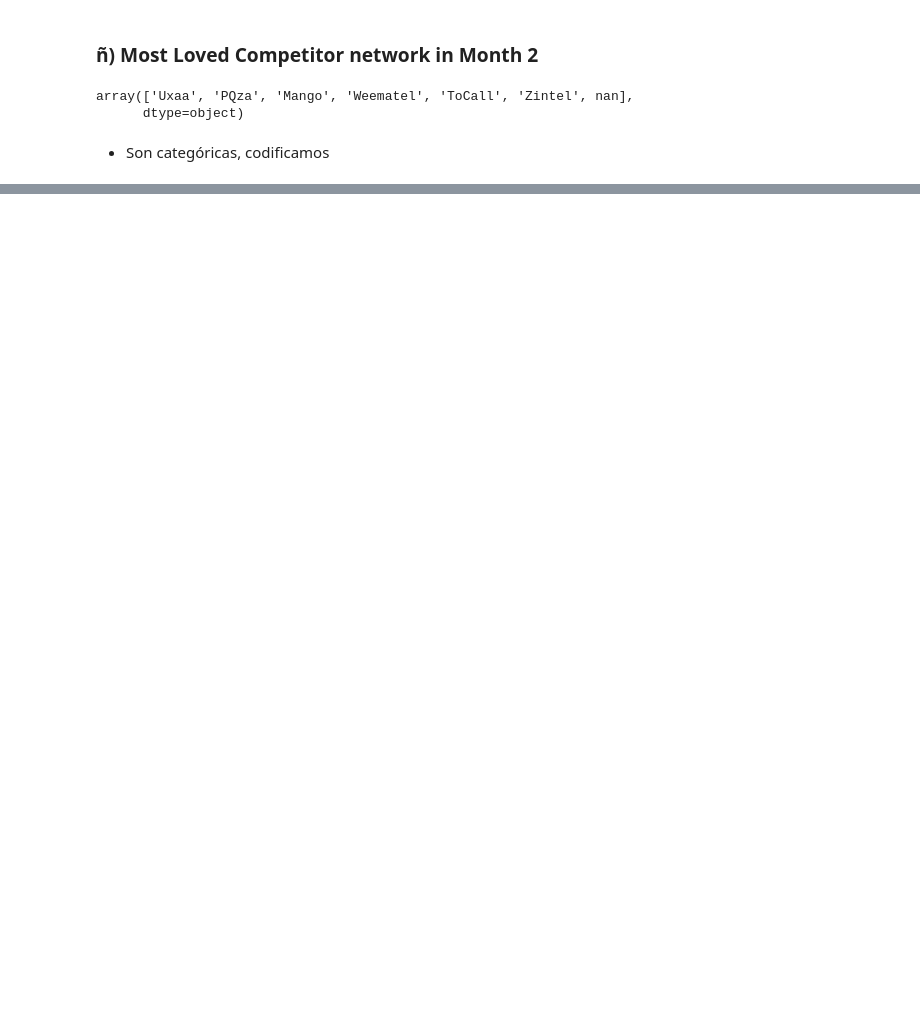
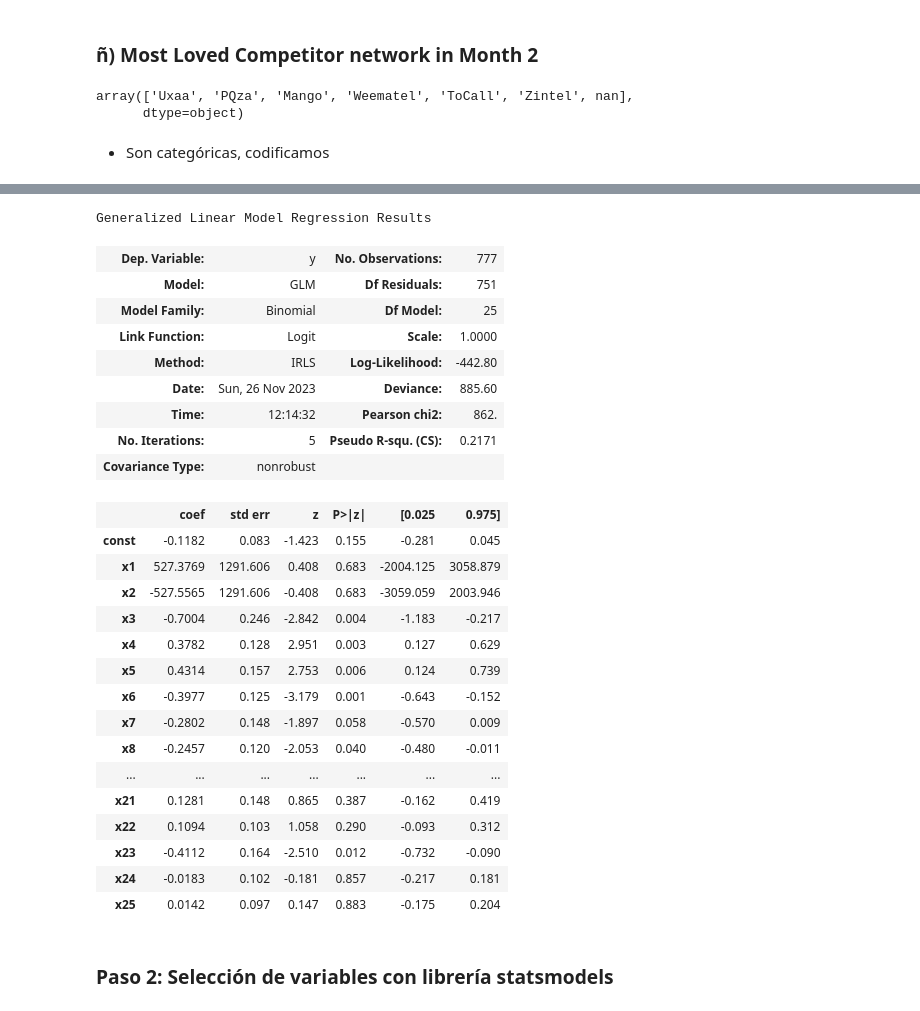
Before and after one commit to daviloncio/repositorio2, a Jupyter notebook: p3_aa/AA1_P3-12_Viernes_11.ipynb, the cells around one changed output, grey strips where cells are left out. Cells and saved outputs as stored; diff of their text form; code cells hidden in the pictures; blank space fills up the shorter version.

```diff
--- a/p3_aa/AA1_P3-12_Viernes_11.ipynb
+++ b/p3_aa/AA1_P3-12_Viernes_11.ipynb
@@ -217,3 +257,6 @@ array([ 4,  2,  1,  3,  5, 13, 12,  6, 14, 16,  7,  8, 11, 21, 10,  9, 18,
+# %%
+data = pd.get_dummies(data, columns=['Network type subscription in Month 1'], dtype= int, drop_first= True)
+data_explot = pd.get_dummies(data_explot, columns=['Network type subscription in Month 1'], dtype= int, drop_first= True)
 # %% [markdown]
 # Tratamos los valores nulos antes de seguir con el modelo. Probamos, y luego volvemos por si tenemos que tratar outliers
 # %% [markdown]
@@ -255,3 +303,6 @@ data = data.drop('Network type subscription in Month 2_Other', axis=1)
+# %%
+data= pd.get_dummies(data, columns=['Most Loved Competitor network in Month 1'], dtype= int, drop_first= True)
+data_explot = pd.get_dummies(data_explot, columns=['Most Loved Competitor network in Month 1'], dtype= int, drop_first= True)
 # %% [markdown]
 ### ñ) Most Loved Competitor network in Month 2
 # %%
@@ -265,0 +391,22 @@ data = pd.get_dummies(data, columns=['Most Loved Competitor network in Month 2']
+# %%
+import sklearn ; from sklearn import linear_model
+from sklearn.preprocessing import StandardScaler
+from matplotlib import pyplot
+
+xscaler = StandardScaler() ; xtscaler=StandardScaler()
+modelo= sklearn.linear_model.LogisticRegression()
+
+
+x_train_scaled = xscaler.fit_transform(x_train) ; x_test_scaled = xtscaler.fit_transform(x_test)
+
+modelo.fit(x_train_scaled,y_train)
+
+print(modelo.coef_) # w0, w1, w2, ... calculados
+print(modelo.intercept_ )
+
+predicciones_01=modelo.predict(x_test_scaled) # Estimación clases
+print(modelo.predict_proba(x_test_scaled))
+
+
+print('Tasa de acierto en train:',modelo.score(x_train_scaled,y_train) )
+print('Tasa de acierto en test:',modelo.score(x_test_scaled,y_test) )
@@ -265,0 +448,14 @@ data = pd.get_dummies(data, columns=['Most Loved Competitor network in Month 2']
+# %%
+import statsmodels.api as sm
+
+model = sm.GLM(y_train.values, sm.add_constant(x_train_scaled),family=sm.families.Binomial())
+result = model.fit()
+result.summary()
+preds_train= result.predict(sm.add_constant(x_train_scaled))
+preds_test = result.predict(sm.add_constant(x_test_scaled))
+preds_test  #probabilidades de pertenecer a la clase positiva
+
+print('Coeficientes con statsmodels:',result.params)
+umbral = 0.5
+print(result.summary())
+predicciones_clase_train = (preds_test > umbral).astype(int)
@@ -265,0 +503,31 @@ data = pd.get_dummies(data, columns=['Most Loved Competitor network in Month 2']
+# %%
+result.summary()
+# %% [output]
+Generalized Linear Model Regression Results
+| Dep. Variable: | y | No. Observations: | 777 |
+| Model: | GLM | Df Residuals: | 751 |
+| Model Family: | Binomial | Df Model: | 25 |
+| Link Function: | Logit | Scale: | 1.0000 |
+| Method: | IRLS | Log-Likelihood: | -442.80 |
+| Date: | Sun, 26 Nov 2023 | Deviance: | 885.60 |
+| Time: | 12:14:32 | Pearson chi2: | 862. |
+| No. Iterations: | 5 | Pseudo R-squ. (CS): | 0.2171 |
+| Covariance Type: | nonrobust |  |  |
+|  | coef | std err | z | P>|z| | [0.025 | 0.975] |
+| const | -0.1182 | 0.083 | -1.423 | 0.155 | -0.281 | 0.045 |
+| x1 | 527.3769 | 1291.606 | 0.408 | 0.683 | -2004.125 | 3058.879 |
+| x2 | -527.5565 | 1291.606 | -0.408 | 0.683 | -3059.059 | 2003.946 |
+| x3 | -0.7004 | 0.246 | -2.842 | 0.004 | -1.183 | -0.217 |
+| x4 | 0.3782 | 0.128 | 2.951 | 0.003 | 0.127 | 0.629 |
+| x5 | 0.4314 | 0.157 | 2.753 | 0.006 | 0.124 | 0.739 |
+| x6 | -0.3977 | 0.125 | -3.179 | 0.001 | -0.643 | -0.152 |
+| x7 | -0.2802 | 0.148 | -1.897 | 0.058 | -0.570 | 0.009 |
+| x8 | -0.2457 | 0.120 | -2.053 | 0.040 | -0.480 | -0.011 |
+| ... | ... | ... | ... | ... | ... | ... |
+| x21 | 0.1281 | 0.148 | 0.865 | 0.387 | -0.162 | 0.419 |
+| x22 | 0.1094 | 0.103 | 1.058 | 0.290 | -0.093 | 0.312 |
+| x23 | -0.4112 | 0.164 | -2.510 | 0.012 | -0.732 | -0.090 |
+| x24 | -0.0183 | 0.102 | -0.181 | 0.857 | -0.217 | 0.181 |
+| x25 | 0.0142 | 0.097 | 0.147 | 0.883 | -0.175 | 0.204 |
+# %% [markdown]
+### Paso 2: Selección de variables con librería statsmodels
```
Also changed, not shown: parts of 45 cells of this notebook, 2 other files.
